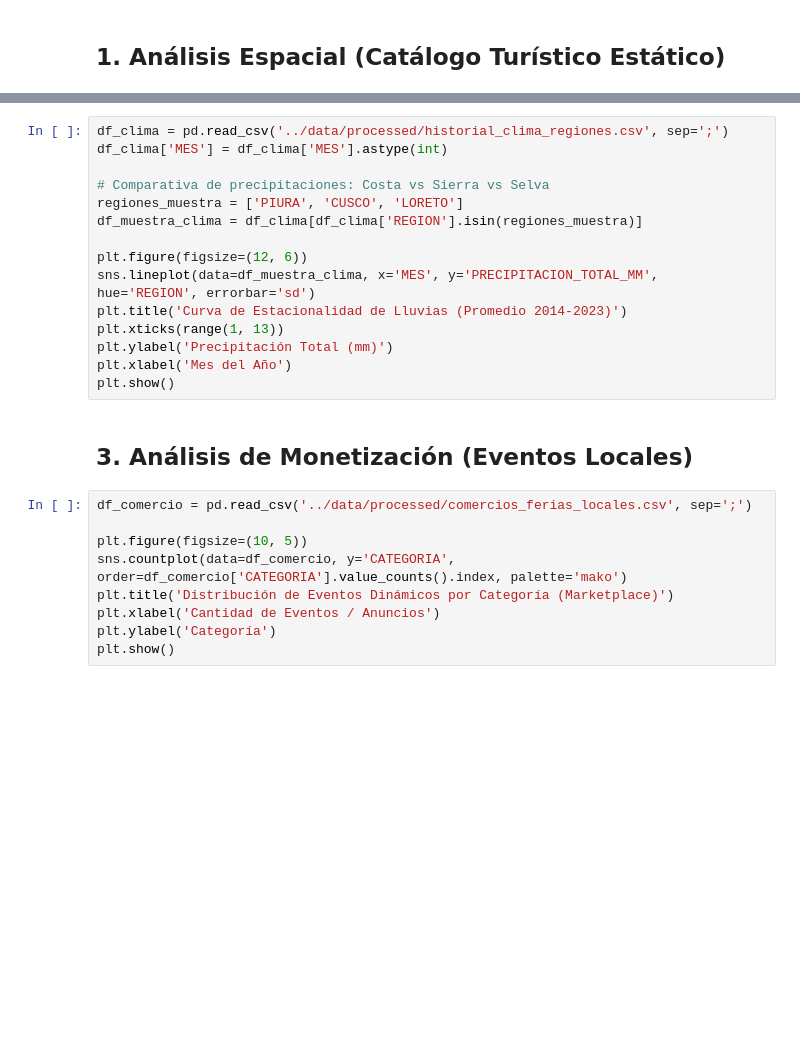
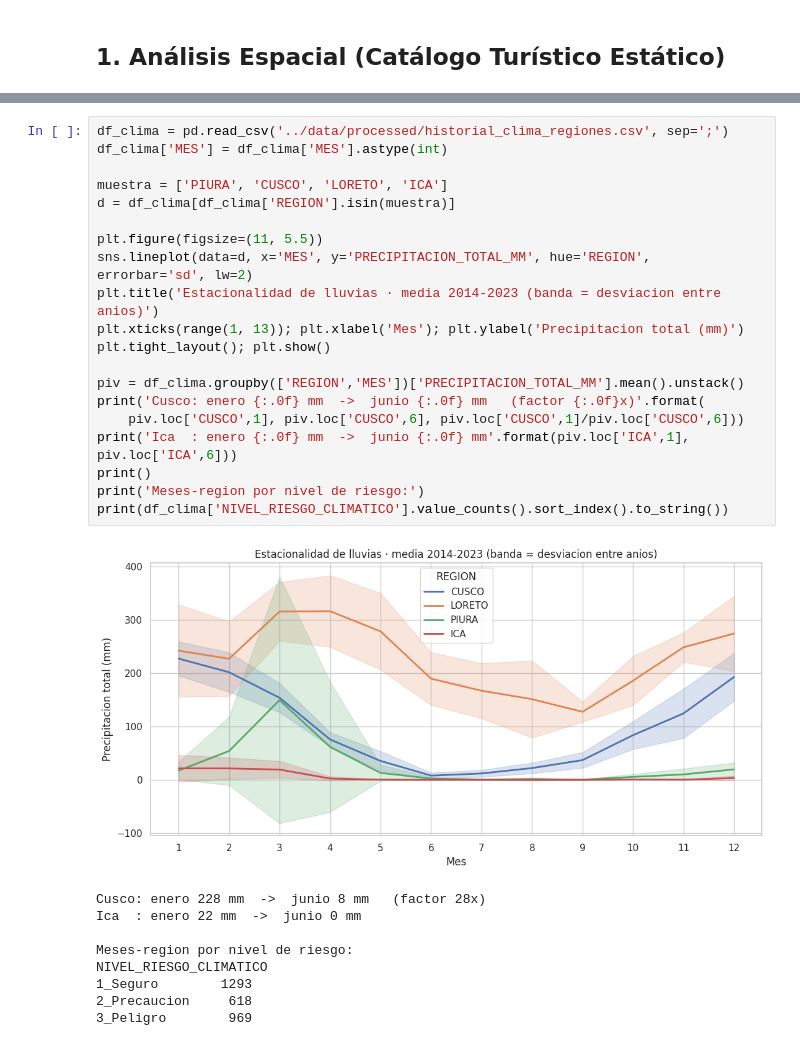
Before and after one commit to oswaldoaqm/Alejandros-Team, a Jupyter notebook: deliveries/week06/code/DreemGO_Advanced_EDA.ipynb, the cells around one changed output, grey strips where cells are left out. Saved outputs shown, nothing was run; the diff lists cells and outputs as text; blank space fills up the shorter version.

```diff
--- a/deliveries/week06/code/DreemGO_Advanced_EDA.ipynb
+++ b/deliveries/week06/code/DreemGO_Advanced_EDA.ipynb
@@ -39,26 +65,30 @@ En lugar de depender de reglas de texto estáticas, el sistema analiza el compor
 # %%
 df_clima = pd.read_csv('../data/processed/historial_clima_regiones.csv', sep=';')
 df_clima['MES'] = df_clima['MES'].astype(int)
 
-# Comparativa de precipitaciones: Costa vs Sierra vs Selva
-regiones_muestra = ['PIURA', 'CUSCO', 'LORETO']
-df_muestra_clima = df_clima[df_clima['REGION'].isin(regiones_muestra)]
+muestra = ['PIURA', 'CUSCO', 'LORETO', 'ICA']
+d = df_clima[df_clima['REGION'].isin(muestra)]
 
-plt.figure(figsize=(12, 6))
-sns.lineplot(data=df_muestra_clima, x='MES', y='PRECIPITACION_TOTAL_MM', hue='REGION', errorbar='sd')
-plt.title('Curva de Estacionalidad de Lluvias (Promedio 2014-2023)')
-plt.xticks(range(1, 13))
-plt.ylabel('Precipitación Total (mm)')
-plt.xlabel('Mes del Año')
-plt.show()
+plt.figure(figsize=(11, 5.5))
+sns.lineplot(data=d, x='MES', y='PRECIPITACION_TOTAL_MM', hue='REGION', errorbar='sd', lw=2)
+plt.title('Estacionalidad de lluvias · media 2014-2023 (banda = desviacion entre anios)')
+plt.xticks(range(1, 13)); plt.xlabel('Mes'); plt.ylabel('Precipitacion total (mm)')
+plt.tight_layout(); plt.show()
+
+piv = df_clima.groupby(['REGION','MES'])['PRECIPITACION_TOTAL_MM'].mean().unstack()
+print('Cusco: enero {:.0f} mm  ->  junio {:.0f} mm   (factor {:.0f}x)'.format(
+    piv.loc['CUSCO',1], piv.loc['CUSCO',6], piv.loc['CUSCO',1]/piv.loc['CUSCO',6]))
+print('Ica  : enero {:.0f} mm  ->  junio {:.0f} mm'.format(piv.loc['ICA',1], piv.loc['ICA',6]))
+print()
+print('Meses-region por nivel de riesgo:')
+print(df_clima['NIVEL_RIESGO_CLIMATICO'].value_counts().sort_index().to_string())
+# %% [output]
+[figure, added]
+Cusco: enero 228 mm  ->  junio 8 mm   (factor 28x)
+Ica  : enero 22 mm  ->  junio 0 mm
+
+Meses-region por nivel de riesgo:
+NIVEL_RIESGO_CLIMATICO
+1_Seguro        1293
+2_Precaucion     618
+3_Peligro        969
-# %% [markdown]
-## 3. Análisis de Monetización (Eventos Locales)
-# %%
-df_comercio = pd.read_csv('../data/processed/comercios_ferias_locales.csv', sep=';')
-
-plt.figure(figsize=(10, 5))
-sns.countplot(data=df_comercio, y='CATEGORIA', order=df_comercio['CATEGORIA'].value_counts().index, palette='mako')
-plt.title('Distribución de Eventos Dinámicos por Categoría (Marketplace)')
-plt.xlabel('Cantidad de Eventos / Anuncios')
-plt.ylabel('Categoría')
-plt.show()
```
Also changed, not shown: parts of 5 cells of this notebook.
